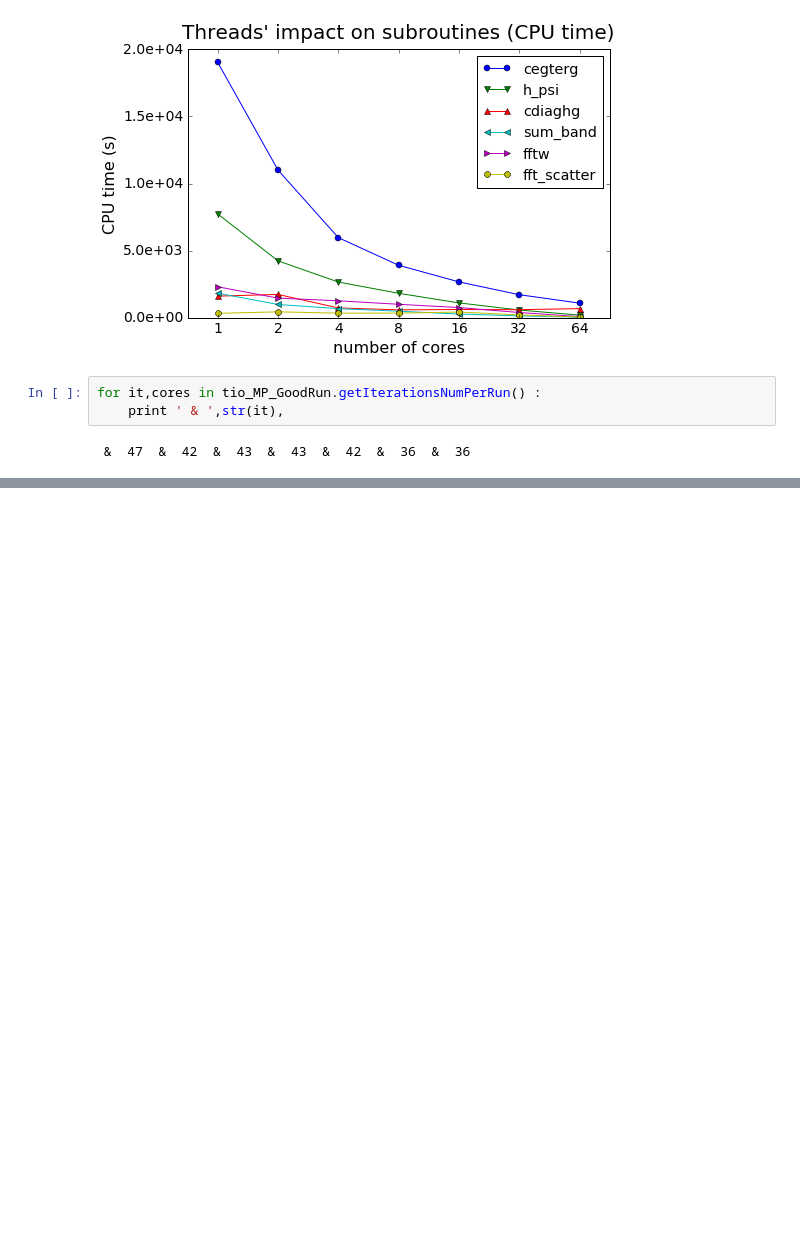
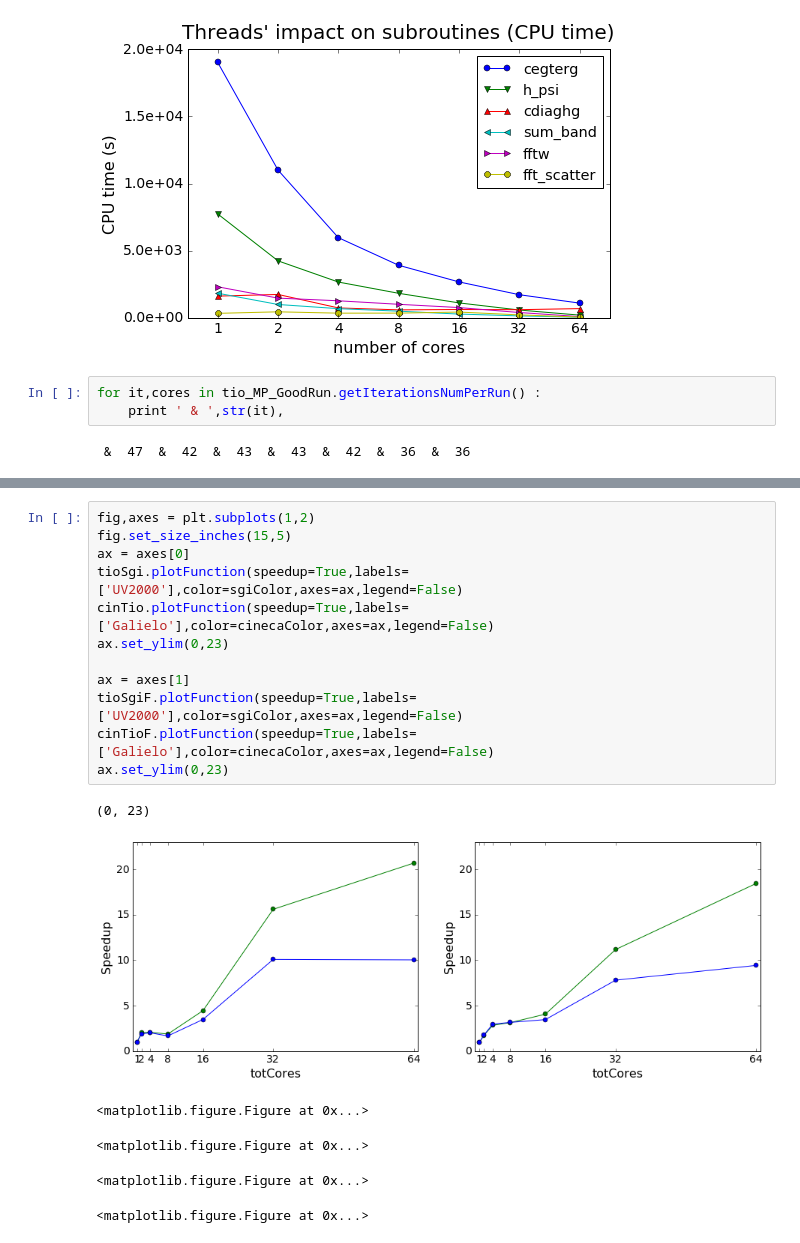
Before and after one commit to gioruffa/qetools, a Jupyter notebook: plotter.ipynb, the cells around one changed output, grey strips where cells are left out. Drawn from its saved outputs; the diff is of its cells as text; blank space fills up the shorter version.

```diff
--- a/plotter.ipynb
+++ b/plotter.ipynb
@@ -2052,0 +2076,19 @@ fig.savefig('/tmp/arch_compare_iterations.pdf',bbox_inches='tight')
+# %%
+fig,axes = plt.subplots(1,2)
+fig.set_size_inches(15,5)
+ax = axes[0]
+tioSgi.plotFunction(speedup=True,labels=['UV2000'],color=sgiColor,axes=ax,legend=False)
+cinTio.plotFunction(speedup=True,labels=['Galielo'],color=cinecaColor,axes=ax,legend=False)
+ax.set_ylim(0,23)
+
+ax = axes[1]
+tioSgiF.plotFunction(speedup=True,labels=['UV2000'],color=sgiColor,axes=ax,legend=False)
+cinTioF.plotFunction(speedup=True,labels=['Galielo'],color=cinecaColor,axes=ax,legend=False)
+ax.set_ylim(0,23)
+# %% [output]
+(0, 23)
+[figure, added]
+<matplotlib.figure.Figure at 0x...>
+<matplotlib.figure.Figure at 0x...>
+<matplotlib.figure.Figure at 0x...>
+<matplotlib.figure.Figure at 0x...>
```
Also changed, not shown: parts of 3 cells of this notebook, 2 other files.
